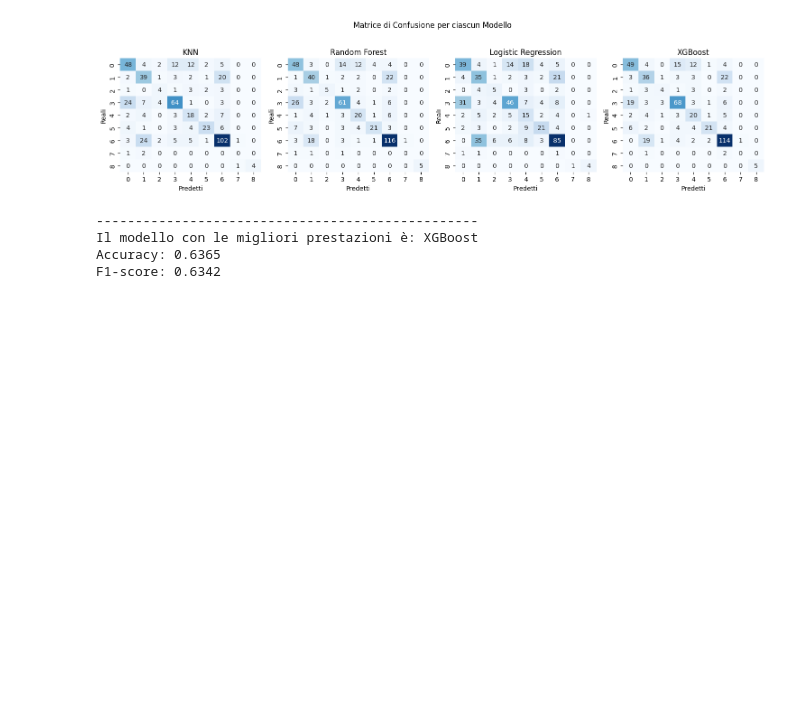
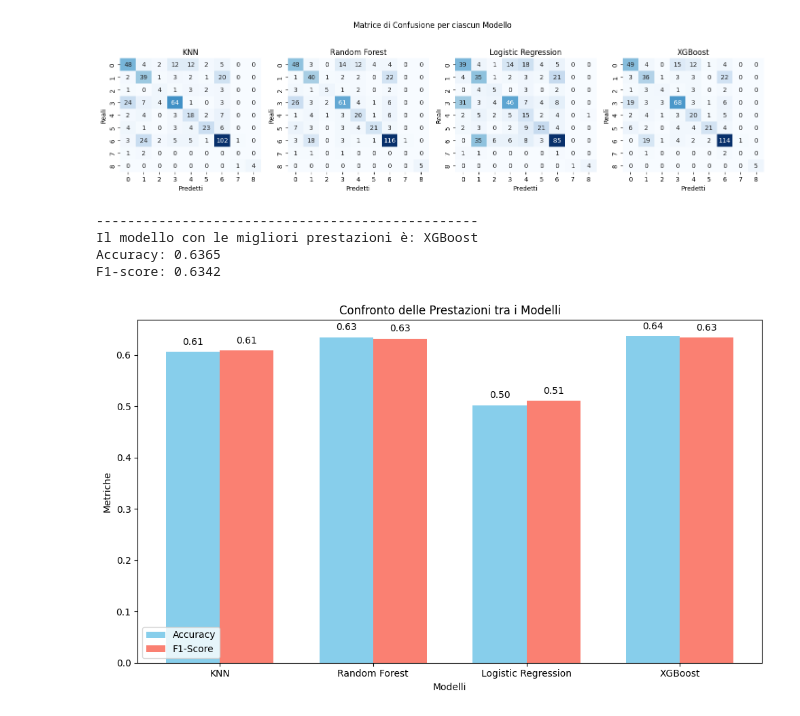
Before and after one commit to sciro24/Cancer-Treatment-with-ML, a Jupyter notebook: COMPLETO.ipynb, the cells around one changed output. Cells and saved outputs as stored; diff of their text form; code cells hidden in the pictures; blank space fills up the shorter version.

```diff
--- a/COMPLETO.ipynb
+++ b/COMPLETO.ipynb
@@ -791,3 +791,38 @@ print(f"F1-score: {best_model[2]:.4f}")
 Il modello con le migliori prestazioni è: XGBoost
 Accuracy: 0.6365
 F1-score: 0.6342
+# %%
+# Prepara i dati per il grafico
+model_names = list(model_results.keys())
+accuracies = [model_results[model][1] for model in model_names]
+f1_scores = [model_results[model][2] for model in model_names]
+
+# Definisce la posizione delle barre per ciascun modello
+x = np.arange(len(model_names))
+width = 0.35  # Larghezza delle barre
+
+# Crea la figura e gli assi
+fig, ax = plt.subplots(figsize=(10, 6))
+
+# Grafico a barre per l'accuratezza e l'F1-score
+bars1 = ax.bar(x - width/2, accuracies, width, label='Accuracy', color='skyblue')
+bars2 = ax.bar(x + width/2, f1_scores, width, label='F1-Score', color='salmon')
+
+# Aggiunge etichette, titolo e legenda
+ax.set_xlabel("Modelli")
+ax.set_ylabel("Metriche")
+ax.set_title("Confronto delle Prestazioni tra i Modelli")
+ax.set_xticks(x)
+ax.set_xticklabels(model_names)
+ax.legend()
+
+# Aggiungi i valori in cima a ciascuna barra per maggiore leggibilità
+for bar in bars1 + bars2:
+    yval = bar.get_height()
+    ax.text(bar.get_x() + bar.get_width()/2, yval + 0.01, f'{yval:.2f}', ha='center', va='bottom')
+
+# Mostra il grafico
+plt.tight_layout()
+plt.show()
+# %% [output]
+[figure, added]
```
